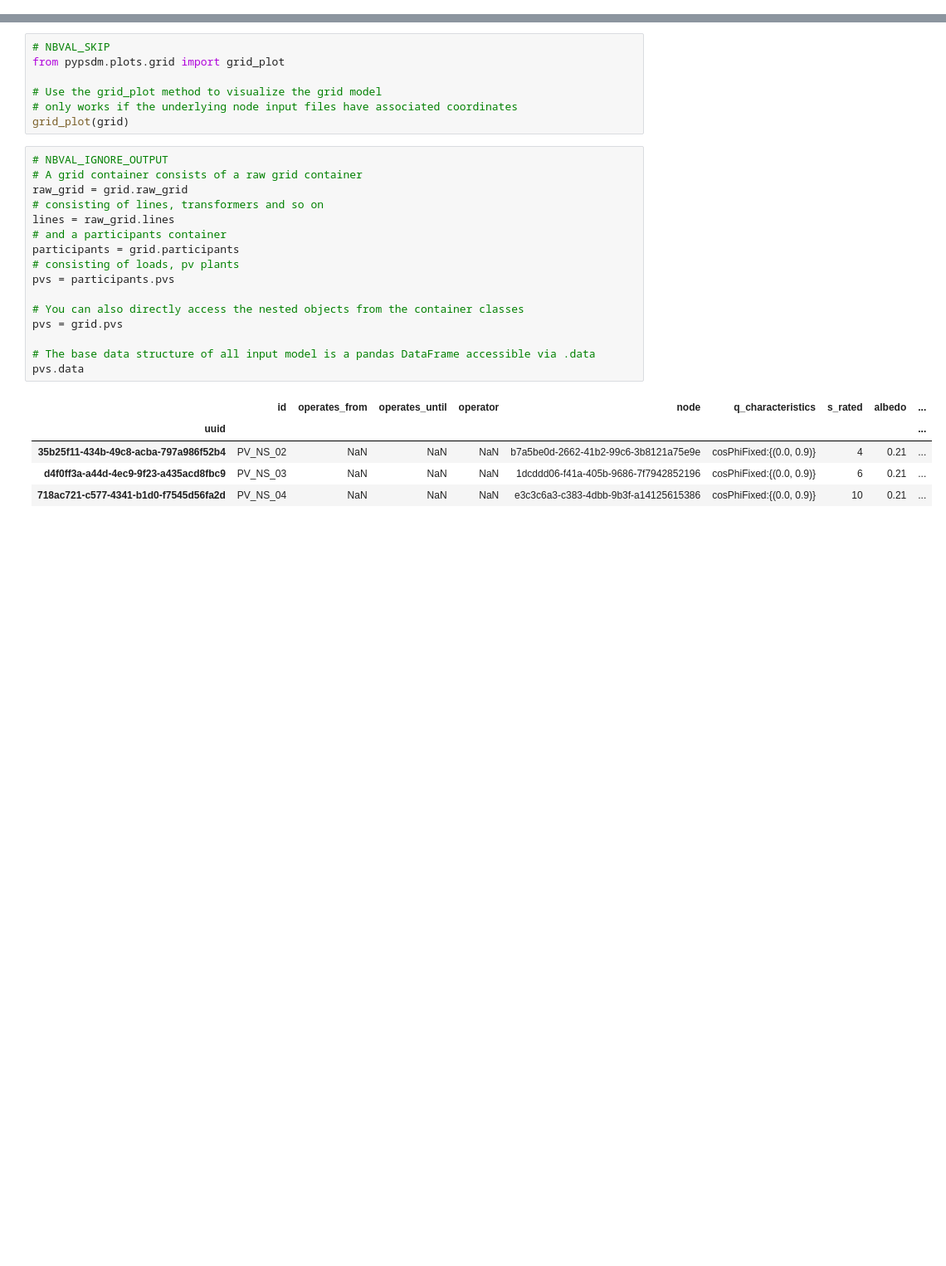
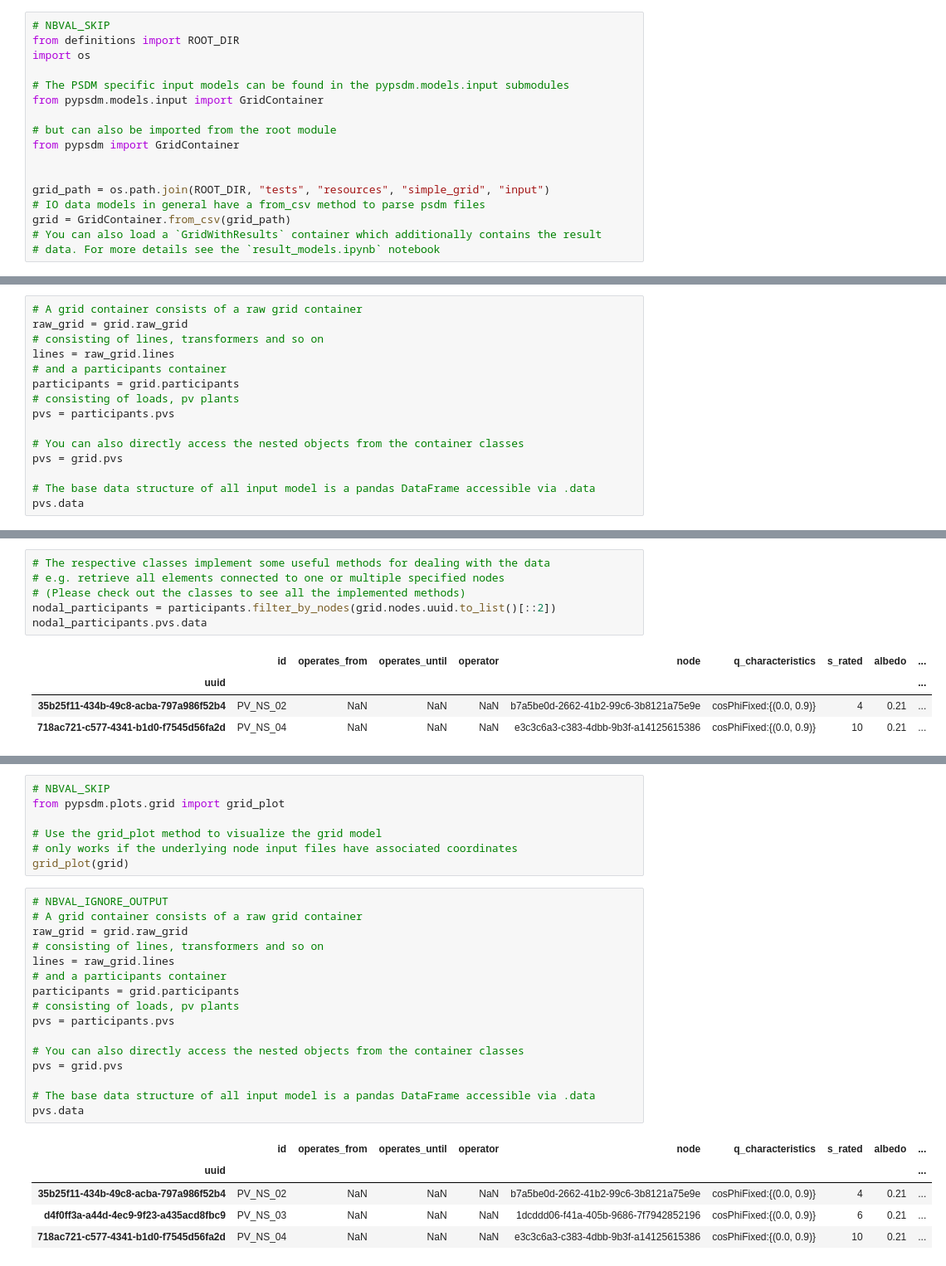
Before and after one commit to ie3-institute/pypsdm, a Jupyter notebook: docs/nbs/input_models.ipynb, the cells around one changed output, grey strips where cells are left out. Shown at 83% size. Cells and saved outputs as stored; diff of their text form; blank space fills up the shorter version.

```diff
--- a/docs/nbs/input_models.ipynb
+++ b/docs/nbs/input_models.ipynb
@@ -1552,0 +10,17 @@
+# %%
+# NBVAL_SKIP
+from definitions import ROOT_DIR
+import os
+
+# The PSDM specific input models can be found in the pypsdm.models.input submodules
+from pypsdm.models.input import GridContainer
+
+# but can also be imported from the root module
+from pypsdm import GridContainer
+
+
+grid_path = os.path.join(ROOT_DIR, "tests", "resources", "simple_grid", "input")
+# IO data models in general have a from_csv method to parse psdm files
+grid = GridContainer.from_csv(grid_path)
+# You can also load a `GridWithResults` container which additionally contains the result
+# data. For more details see the `result_models.ipynb` notebook
@@ -1552,0 +50,15 @@
+# %%
+# A grid container consists of a raw grid container
+raw_grid = grid.raw_grid
+# consisting of lines, transformers and so on
+lines = raw_grid.lines
+# and a participants container
+participants = grid.participants
+# consisting of loads, pv plants
+pvs = participants.pvs
+
+# You can also directly access the nested objects from the container classes
+pvs = grid.pvs
+
+# The base data structure of all input model is a pandas DataFrame accessible via .data
+pvs.data
@@ -1552,0 +89,11 @@
+# %%
+# The respective classes implement some useful methods for dealing with the data
+# e.g. retrieve all elements connected to one or multiple specified nodes
+# (Please check out the classes to see all the implemented methods)
+nodal_participants = participants.filter_by_nodes(grid.nodes.uuid.to_list()[::2])
+nodal_participants.pvs.data
+# %% [output]
+|  | id | operates_from | operates_until | operator | node | q_characteristics | s_rated | albedo | ... |
+| uuid |  |  |  |  |  |  |  |  | ... |
+| 35b25f11-434b-49c8-acba-797a986f52b4 | PV_NS_02 | NaN | NaN | NaN | b7a5be0d-2662-41b2-99c6-3b8121a75e9e | cosPhiFixed:{(0.0, 0.9)} | 4 | 0.21 | ... |
+| 718ac721-c577-4341-b1d0-f7545d56fa2d | PV_NS_04 | NaN | NaN | NaN | e3c3c6a3-c383-4dbb-9b3f-a14125615386 | cosPhiFixed:{(0.0, 0.9)} | 10 | 0.21 | ... |
```
Also changed, not shown: parts of 9 cells of this notebook, 1 other file.
